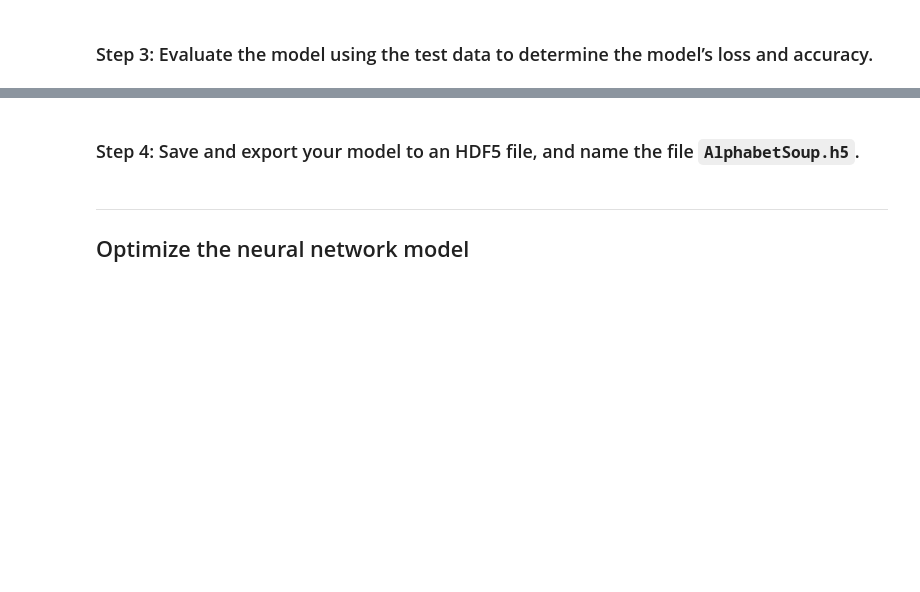
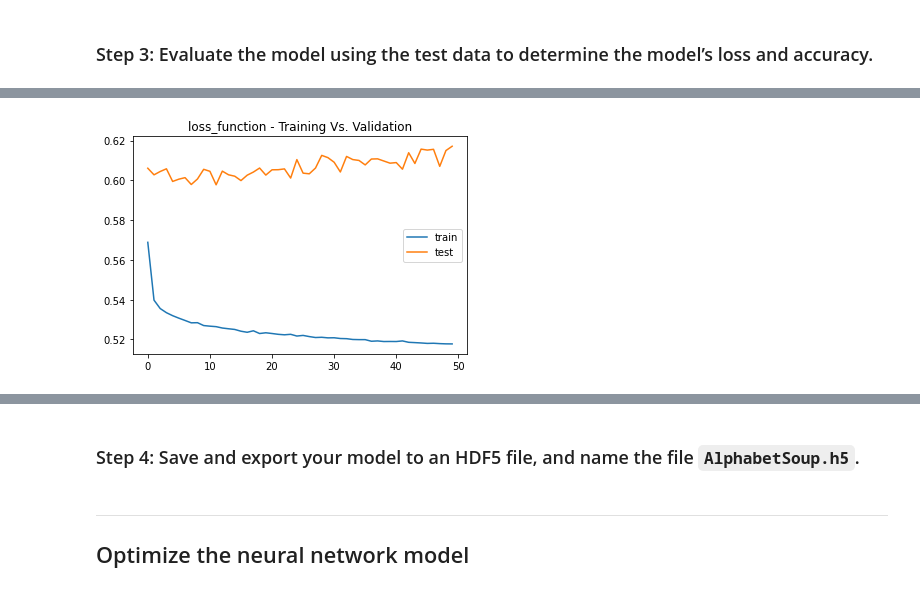
Before and after one commit to Forte42/Deep_Learning_Startup_Analyzer, a Jupyter notebook: venture_funding_with_deep_learning.ipynb, the cells around one changed output, grey strips where cells are left out. Saved outputs shown, nothing was run; the diff lists cells and outputs as text; code cells hidden in the pictures; blank space fills up the shorter version.

```diff
--- a/venture_funding_with_deep_learning.ipynb
+++ b/venture_funding_with_deep_learning.ipynb
@@ -280,7 +283,7 @@ X
 scaler = StandardScaler()
 
 # Fit the scaler to the features training dataset
-X_scaler = scaler.fit_transform(X)
+X_scaled = scaler.fit_transform(X)
 # %% [markdown]
 ---
 
@@ -354,6 +357,6 @@ _________________________________________________________________
 nn.compile(loss='binary_crossentropy', optimizer='adam', metrics='accuracy')
 # %%
 # Fit the model using 50 epochs and the training data
-model_01 = nn.fit(X, y, validation_split=0.3, epochs=50)
+model_01 = nn.fit(X_scaled, y, validation_split=0.3, epochs=50)
 # %% [output]
 Epoch 1/50
@@ -386,0 +390,9 @@ Loss: 0.9058551788330078, Accuracy: 0.5927696824073792
+# %%
+# Train vs test for loss
+plt.plot(model_01.history["loss"])
+plt.plot(model_01.history["val_loss"])
+plt.title("loss_function - Training Vs. Validation")
+plt.legend(["train", "test"])
+plt.show()
+# %% [output]
+[figure, added]
```
Also changed, not shown: parts of 6 cells of this notebook, 1 other file.
